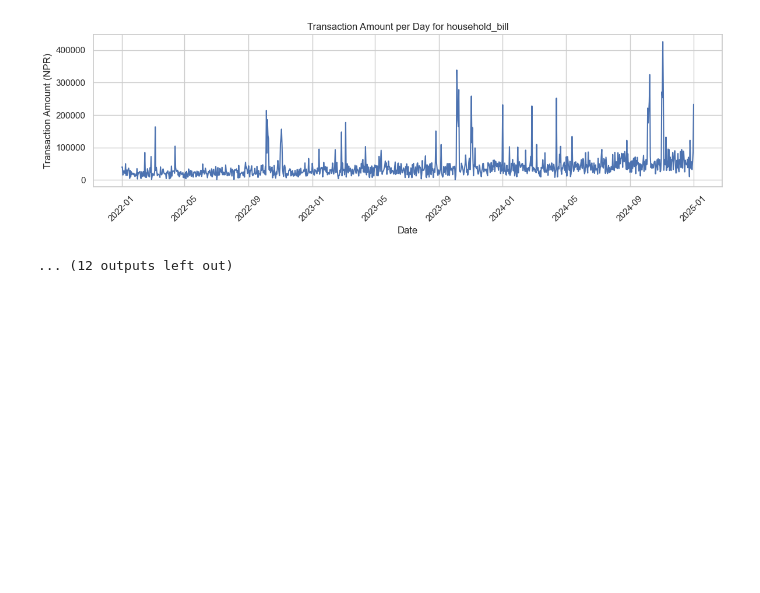
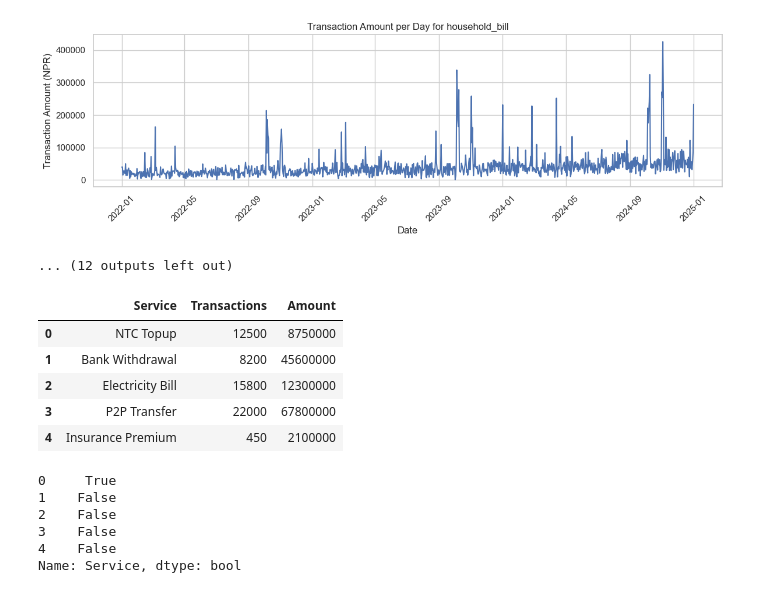
Before and after one commit to prayusgit/forecast_dashboard, a Jupyter notebook: data_generation/data_gen.ipynb, the cells around one changed output. Saved outputs shown, nothing was run; the diff lists cells and outputs as text; code cells hidden in the pictures; blank space fills up the shorter version.

```diff
--- a/data_generation/data_gen.ipynb
+++ b/data_generation/data_gen.ipynb
@@ -167,10 +167,49 @@ for cat in categories:
 [figure]
 ... (12 outputs left out)
 # %%
-Q1 = df['amount'].quantile(0.25)
-Q3 = df['amount'].quantile(0.75)
-IQR = Q3 - Q1
-upper_bound = Q3 + 0.01 * IQR
+forecast_data = {
+    "1 Day": [
+        {"Service": "NTC Topup", "Transactions": 12500, "Amount": 8750000},
+        {"Service": "Bank Withdrawal", "Transactions": 8200, "Amount": 45600000},
+        {"Service": "Electricity Bill", "Transactions": 15800, "Amount": 12300000},
+        {"Service": "P2P Transfer", "Transactions": 22000, "Amount": 67800000},
+        {"Service": "Insurance Premium", "Transactions": 450, "Amount": 2100000},
+    ],
+    "2 Days": [
+        {"Service": "NTC Topup", "Transactions": 26000, "Amount": 18000000},
+        {"Service": "Bank Withdrawal", "Transactions": 16800, "Amount": 89000000},
+        {"Service": "Electricity Bill", "Transactions": 31000, "Amount": 26000000},
+        {"Service": "P2P Transfer", "Transactions": 44000, "Amount": 135000000},
+        {"Service": "Insurance Premium", "Transactions": 920, "Amount": 4250000},
+    ],
+    "3 Days": [
+        {"Service": "NTC Topup", "Transactions": 39000, "Amount": 27500000},
+        {"Service": "Bank Withdrawal", "Transactions": 24800, "Amount": 134000000},
+        {"Service": "Electricity Bill", "Transactions": 47000, "Amount": 39500000},
+        {"Service": "P2P Transfer", "Transactions": 66000, "Amount": 200000000},
+        {"Service": "Insurance Premium", "Transactions": 1400, "Amount": 6300000},
+    ]
+}
 
-# Clip values
-df['amount'] = df['amount'].clip(upper=upper_bound)
+def get_forecast_df(days):
+    return pd.DataFrame(forecast_data[days])
+# %%
+df = get_forecast_df('1 Day')
+# %%
+df
+# %% [output]
+|  | Service | Transactions | Amount |
+| 0 | NTC Topup | 12500 | 8750000 |
+| 1 | Bank Withdrawal | 8200 | 45600000 |
+| 2 | Electricity Bill | 15800 | 12300000 |
+| 3 | P2P Transfer | 22000 | 67800000 |
+| 4 | Insurance Premium | 450 | 2100000 |
+# %%
+pd.DataFrame(df['1 Day'].to_list()).Service.isin(['NTC Topup'])
+# %% [output]
+0     True
+1    False
+2    False
+3    False
+4    False
+Name: Service, dtype: bool
```
